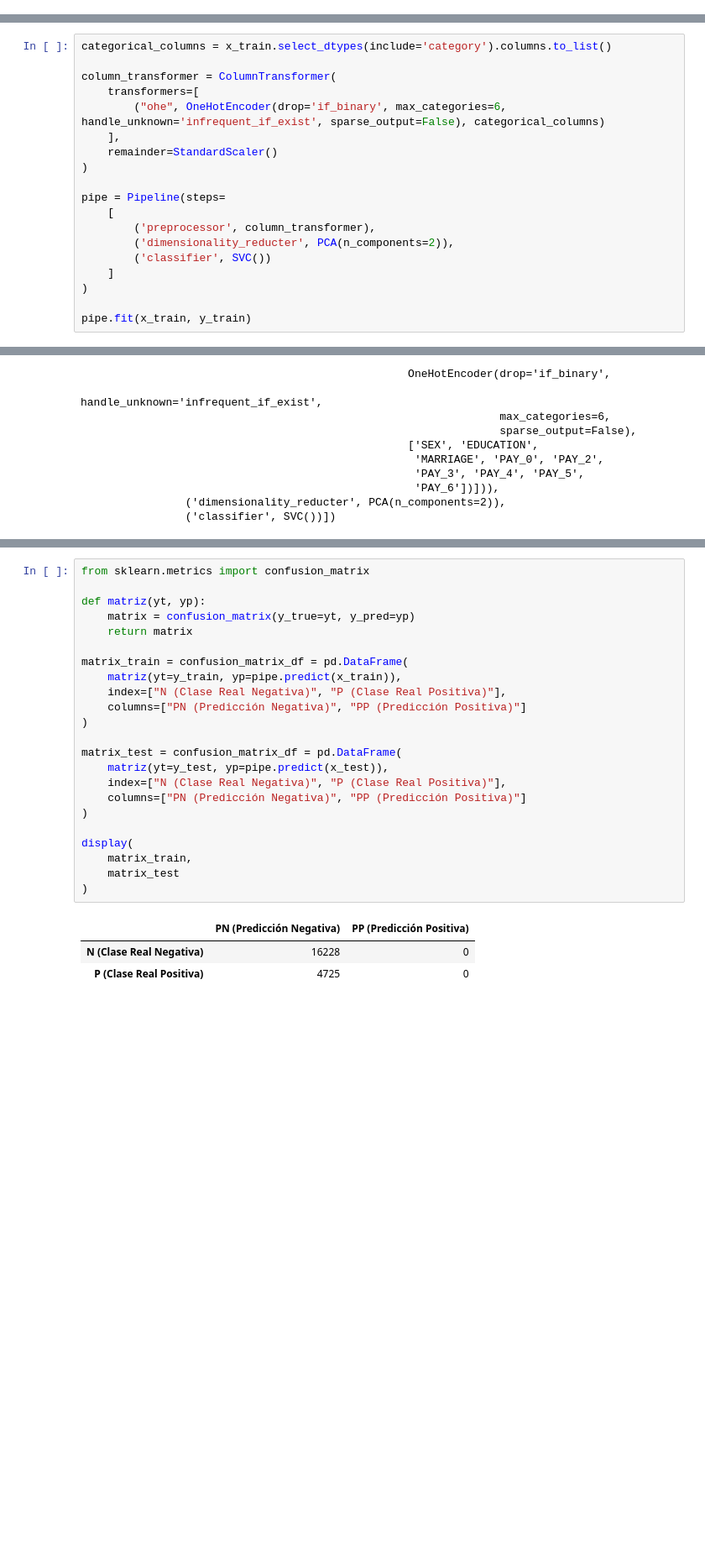
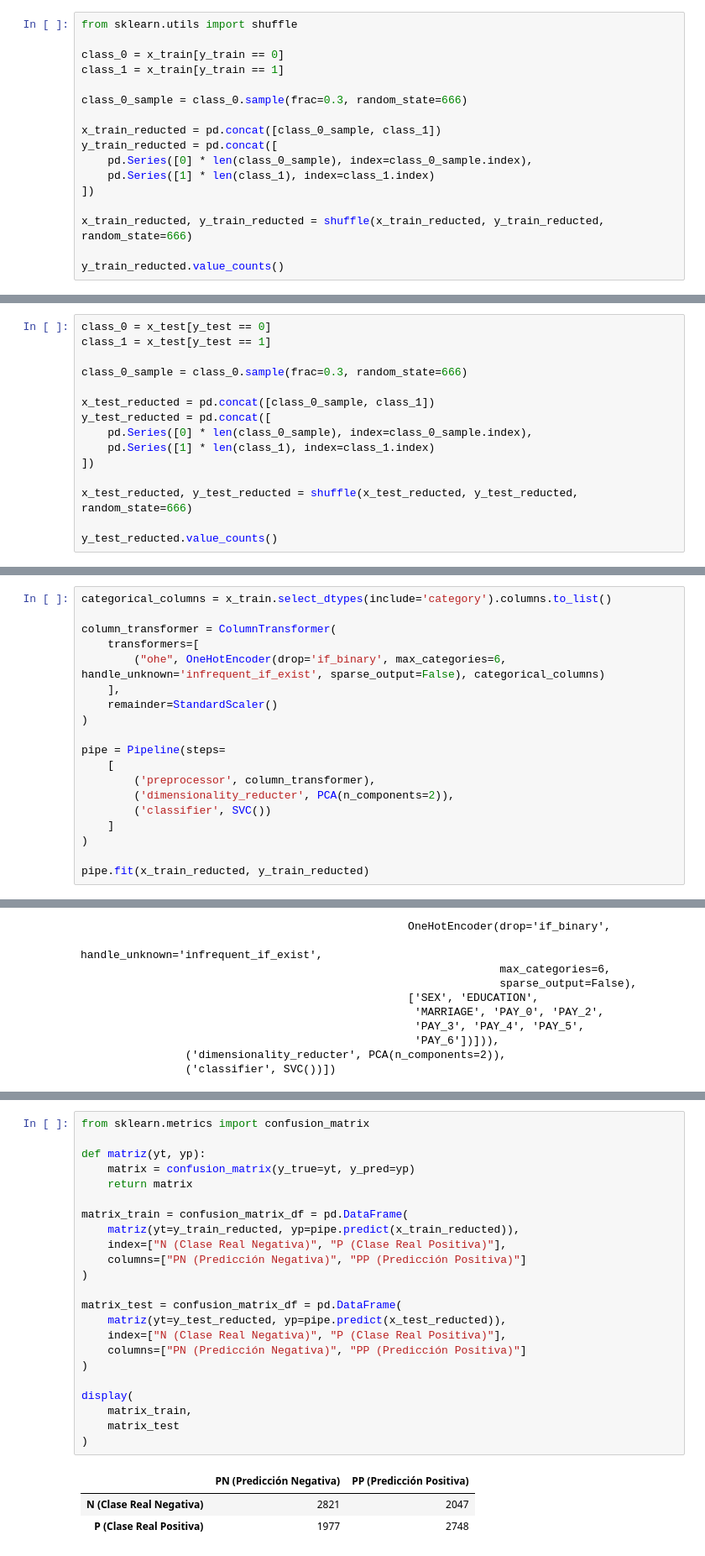
Before and after one commit to 2024-2-analitica-predictiva/2024-2-LAB-03-prediccion-del-default-usando-svc-Felipe-Arikpa, a Jupyter notebook: homework/notebook2.ipynb, the cells around one changed output, grey strips where cells are left out. Shown at 84% size. Drawn from its saved outputs; the diff is of its cells as text; blank space fills up the shorter version.

```diff
--- a/homework/notebook2.ipynb
+++ b/homework/notebook2.ipynb
@@ -47,3 +47,20 @@ def division_dataset(dataset):
 
 x_train, y_train = division_dataset(train)
 x_test, y_test = division_dataset(test)
+# %%
+from sklearn.utils import shuffle
+
+class_0 = x_train[y_train == 0]
+class_1 = x_train[y_train == 1]
+
+class_0_sample = class_0.sample(frac=0.3, random_state=666)
+
+x_train_reducted = pd.concat([class_0_sample, class_1])
+y_train_reducted = pd.concat([
+    pd.Series([0] * len(class_0_sample), index=class_0_sample.index),
+    pd.Series([1] * len(class_1), index=class_1.index)
+])
+
+x_train_reducted, y_train_reducted = shuffle(x_train_reducted, y_train_reducted, random_state=666)
+
+y_train_reducted.value_counts()
@@ -49,0 +71,15 @@ x_test, y_test = division_dataset(test)
+# %%
+class_0 = x_test[y_test == 0]
+class_1 = x_test[y_test == 1]
+
+class_0_sample = class_0.sample(frac=0.3, random_state=666)
+
+x_test_reducted = pd.concat([class_0_sample, class_1])
+y_test_reducted = pd.concat([
+    pd.Series([0] * len(class_0_sample), index=class_0_sample.index),
+    pd.Series([1] * len(class_1), index=class_1.index)
+])
+
+x_test_reducted, y_test_reducted = shuffle(x_test_reducted, y_test_reducted, random_state=666)
+
+y_test_reducted.value_counts()
@@ -73,7 +113,7 @@ pipe = Pipeline(steps=
     ]
 )
 
-pipe.fit(x_train, y_train)
+pipe.fit(x_train_reducted, y_train_reducted)
 # %% [output]
 The format of the columns of the 'remainder' transformer in ColumnTransformer.transformers_ will change in version 1.7 to match the format of the other transformers.
 At the moment the remainder columns are stored as indices (of type int). With the same ColumnTransformer configuration, in the future they will be stored as column names (of type str).
@@ -119,28 +159,28 @@ f1 score test: 0.0
 # %%
 from sklearn.metrics import confusion_matrix
 
 def matriz(yt, yp):
     matrix = confusion_matrix(y_true=yt, y_pred=yp)
     return matrix
 
 matrix_train = confusion_matrix_df = pd.DataFrame(
-    matriz(yt=y_train, yp=pipe.predict(x_train)),
+    matriz(yt=y_train_reducted, yp=pipe.predict(x_train_reducted)),
     index=["N (Clase Real Negativa)", "P (Clase Real Positiva)"],
     columns=["PN (Predicción Negativa)", "PP (Predicción Positiva)"]
 )
 
 matrix_test = confusion_matrix_df = pd.DataFrame(
-    matriz(yt=y_test, yp=pipe.predict(x_test)),
+    matriz(yt=y_test_reducted, yp=pipe.predict(x_test_reducted)),
     index=["N (Clase Real Negativa)", "P (Clase Real Positiva)"],
     columns=["PN (Predicción Negativa)", "PP (Predicción Positiva)"]
 )
 
 display(
     matrix_train,
     matrix_test
 )
 # %% [output]
 |  | PN (Predicción Negativa) | PP (Predicción Positiva) |
-| N (Clase Real Negativa) | 16228 | 0 |
-| P (Clase Real Positiva) | 4725 | 0 |
+| N (Clase Real Negativa) | 2821 | 2047 |
+| P (Clase Real Positiva) | 1977 | 2748 |
 |  | PN (Predicción Negativa) | PP (Predicción Positiva) |
```
Also changed, not shown: parts of 14 cells of this notebook, 1 other file.
